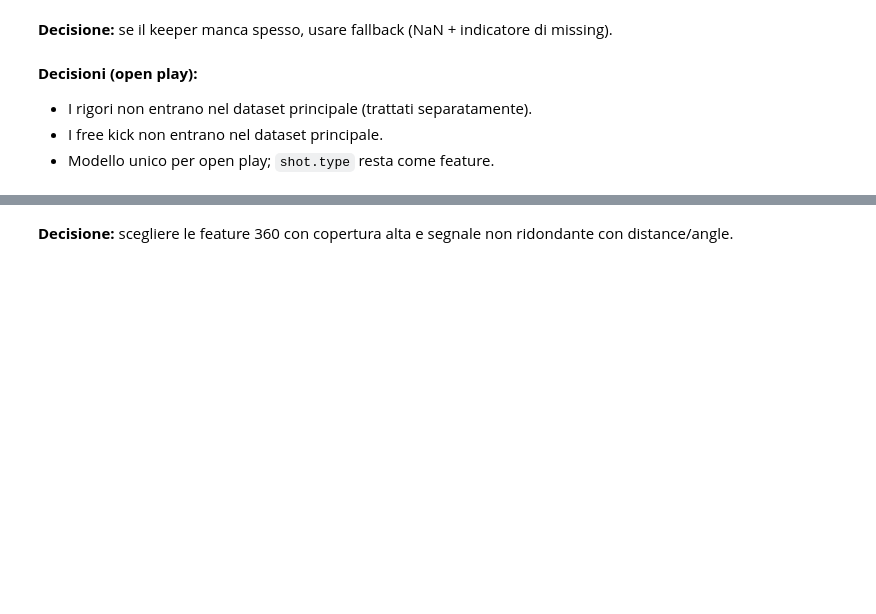
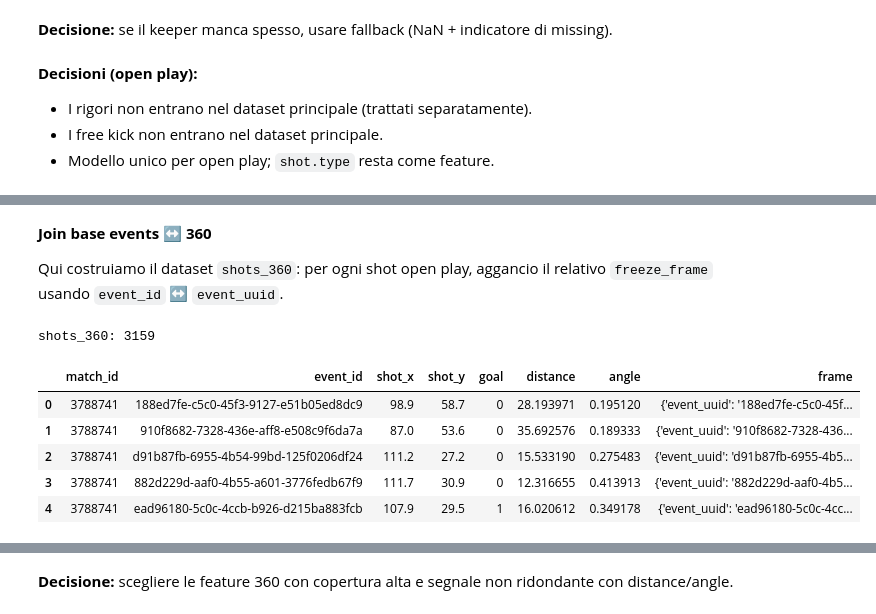
Before and after one commit to lollokomotiv/sport_code_repo, a Jupyter notebook: xgoals_project/xg_notebook_statsbomb.ipynb, the cells around one changed output, grey strips where cells are left out. Saved outputs shown, nothing was run; the diff lists cells and outputs as text; code cells hidden in the pictures; blank space fills up the shorter version.

```diff
--- a/xgoals_project/xg_notebook_statsbomb.ipynb
+++ b/xgoals_project/xg_notebook_statsbomb.ipynb
@@ -777,3 +746,58 @@ KeyboardInterrupt:
+# %% [markdown]
+**Join base events ↔ 360**
+
+Qui costruiamo il dataset `shots_360`: per ogni shot open play, aggancio il relativo `freeze_frame` usando `event_id` ↔ `event_uuid`.
+# %%
+# Join base events + 360 (costruzione shots_360)
+# Costruisco il dataset base: uno shot per riga con frame 360 associato
+
+shots_360_rows = []
+for mid in matches_with_360:
+    ev = json.loads((EVENTS_DIR / f"{mid}.json").read_text())
+    for e in ev:
+        # Solo eventi Shot
+        if e.get('type', {}).get('name') != 'Shot':
+            continue
+        # Applica filtro open play
+        if not is_open_play(e):
+            continue
+        # Escludi penalty/free kick
+        if e.get('shot', {}).get('type', {}).get('name') in {'Penalty', 'Free Kick'}:
+            continue
+
+        # Join: event_id (events) -> event_uuid (360)
+        event_id = e.get('id')
+        frame = frames_by_event.get(event_id)
+        if not frame:
+            continue
+
+        # Location del tiro (x,y)
+        loc = e.get('location') or []
+        if len(loc) < 2:
+            continue
+
+        shots_360_rows.append({
+            'match_id': mid,
+            'event_id': event_id,
+            'shot_x': loc[0],
+            'shot_y': loc[1],
+            'goal': 1 if shot_outcome_is_goal(e) else 0,
+            'distance': distance_to_goal(*loc),
+            'angle': shot_angle(*loc),
+            'frame': frame,
+        })
+
+shots_360 = pd.DataFrame(shots_360_rows)
+print(f"shots_360: {len(shots_360)}")
+shots_360.head()
+# %% [output]
+shots_360: 3159
+|  | match_id | event_id | shot_x | shot_y | goal | distance | angle | frame |
+| 0 | 3788741 | 188ed7fe-c5c0-45f3-9127-e51b05ed8dc9 | 98.9 | 58.7 | 0 | 28.193971 | 0.195120 | {'event_uuid': '188ed7fe-c5c0-45f... |
+| 1 | 3788741 | 910f8682-7328-436e-aff8-e508c9f6da7a | 87.0 | 53.6 | 0 | 35.692576 | 0.189333 | {'event_uuid': '910f8682-7328-436... |
+| 2 | 3788741 | d91b87fb-6955-4b54-99bd-125f0206df24 | 111.2 | 27.2 | 0 | 15.533190 | 0.275483 | {'event_uuid': 'd91b87fb-6955-4b5... |
+| 3 | 3788741 | 882d229d-aaf0-4b55-a601-3776fedb67f9 | 111.7 | 30.9 | 0 | 12.316655 | 0.413913 | {'event_uuid': '882d229d-aaf0-4b5... |
+| 4 | 3788741 | ead96180-5c0c-4ccb-b926-d215ba883fcb | 107.9 | 29.5 | 1 | 16.020612 | 0.349178 | {'event_uuid': 'ead96180-5c0c-4cc... |
 # %%
 # Estrazione feature 360 per ogni shot
 
```
Also changed, not shown: parts of 11 cells of this notebook.
